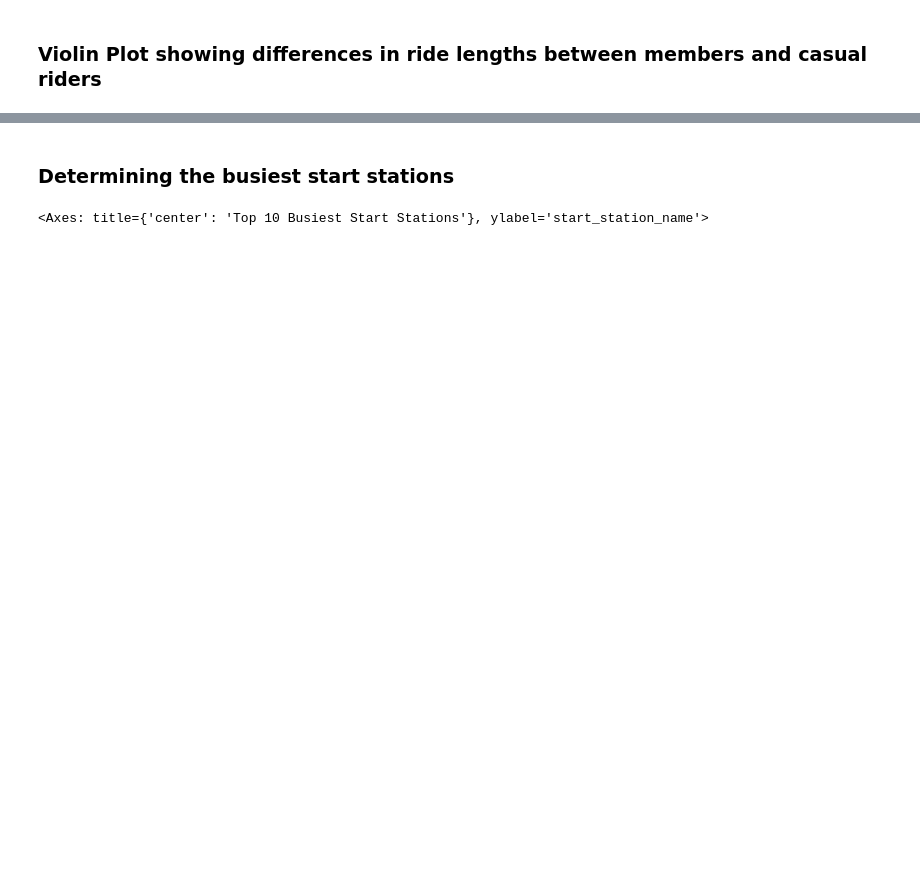
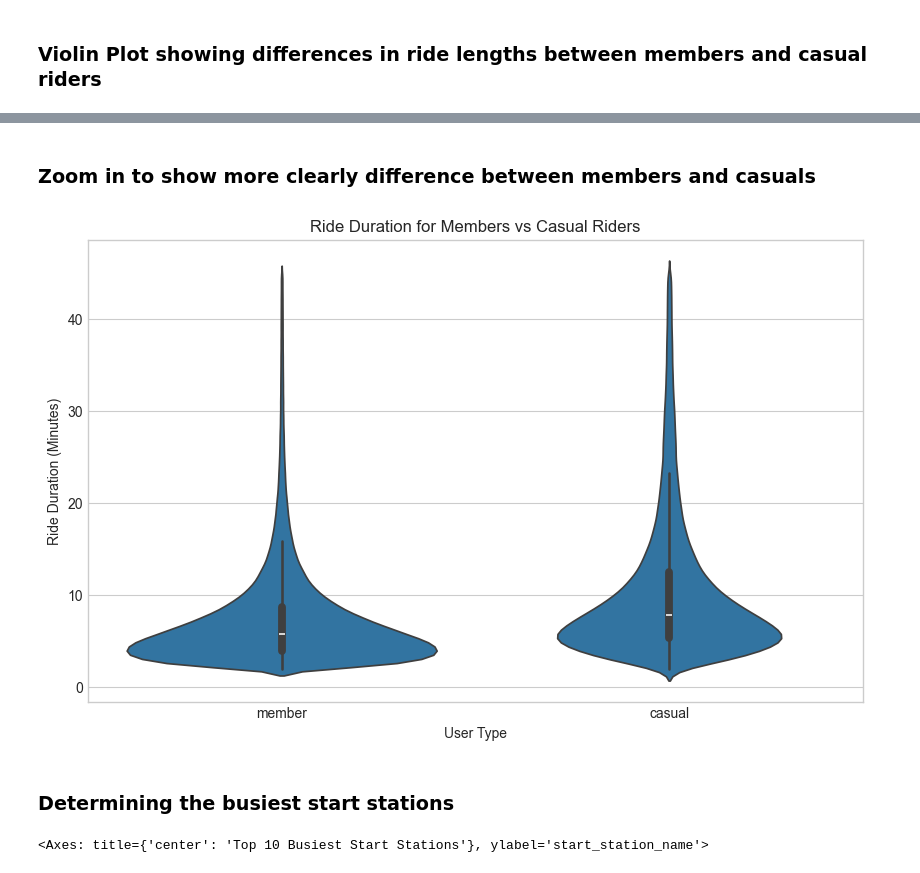
Before and after one commit to aaron576/bike_project, a Jupyter notebook: notebooks/bike_analysis.ipynb, the cells around one changed output, grey strips where cells are left out. Saved outputs shown, nothing was run; the diff lists cells and outputs as text; code cells hidden in the pictures; blank space fills up the shorter version.

```diff
--- a/notebooks/bike_analysis.ipynb
+++ b/notebooks/bike_analysis.ipynb
@@ -260,3 +333,16 @@ plt.show()
+# %% [markdown]
+### Zoom in to show more clearly difference between members and casuals
+# %%
+plot_df = combined_df[(combined_df['ride_duration_minutes'] > 2) & (combined_df['ride_duration_minutes'] < 45)]
+# %%
+plt.figure(figsize=(10, 6))
+sns.violinplot(data=plot_df, x='member_casual', y='ride_duration_minutes')
+plt.title('Ride Duration for Members vs Casual Riders')
+plt.xlabel('User Type')
+plt.ylabel('Ride Duration (Minutes)')
+plt.show()
+# %% [output]
+[figure, added]
 # %% [markdown]
 ### Determining the busiest start stations
 # %%
```
Also changed, not shown: parts of 30 cells of this notebook.
